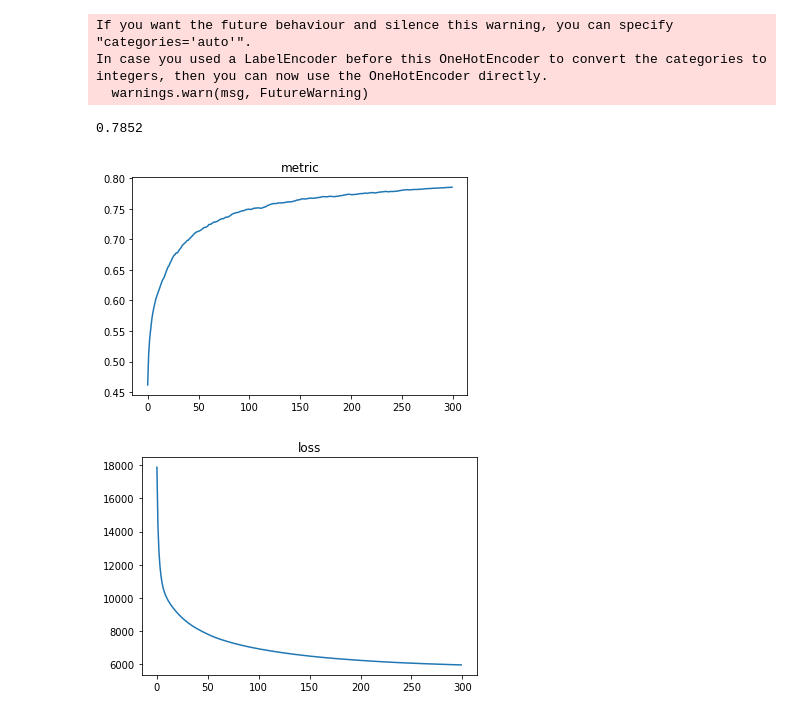
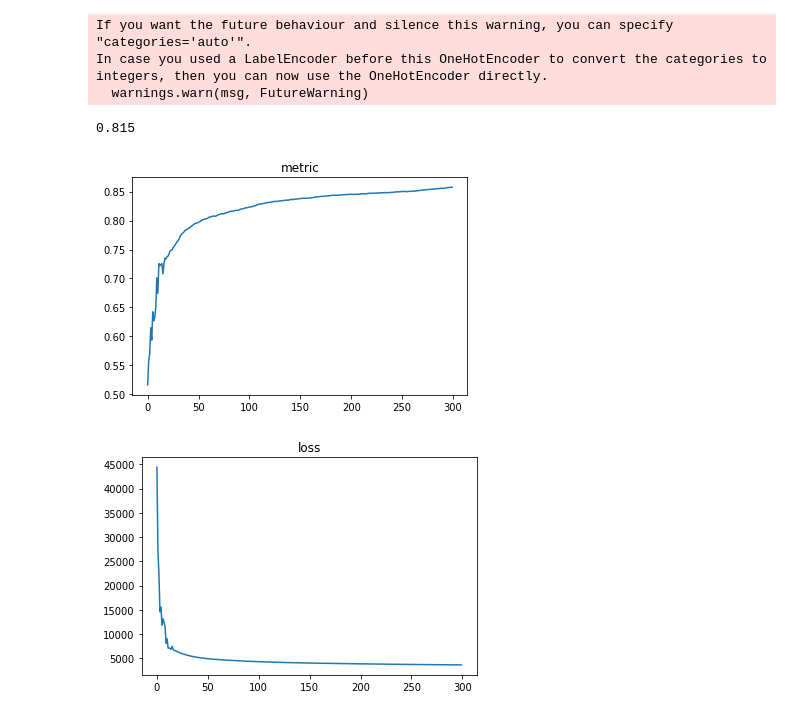
Before and after one commit to peter-pogorelov/spbsu-mlclass, a Jupyter notebook: ml-04.ipynb, the cells around one changed output. Cells and saved outputs as stored; diff of their text form; code cells hidden in the pictures.

```diff
--- a/ml-04.ipynb
+++ b/ml-04.ipynb
@@ -275,27 +407,26 @@ X, y = make_classification(n_classes=5, n_clusters_per_class=2, n_informative=10
 # %%
-nn = NeuralNet(epochs=300, batch_size=512, lr_decay_rate=5e-3, lr=.5)#3000, 2, 3e-4, 100)
+nn = NeuralNet(epochs=300, batch_size=500, lr_decay_rate=2e-3, lr=.3)#3000, 2, 3e-4, 100)
 
-nn.add(Dense(ActivationTanh(), 32))
-nn.add(Dense(ActivationTanh(), 32))
-nn.add(CrossEntropy(5))
+nn.add(Dense(32))
+nn.add(SoftPlus())
+nn.add(Dense(5))
+nn.add(SoftMaxCrossEntropy())
 
-history = nn.fit(X, y.reshape(-1, 1))
-result = nn.predict(X)
+history = nn.fit(X_train, y_train.reshape(-1, 1))
+result = nn.predict(X_test)
+
+print(accuracy_score(result, y_test))
+
+plt.plot(history['metric'])
+plt.title('metric')
+plt.show()
+plt.plot(history['loss'])
+plt.title('loss')
+plt.show()
 # %% [output]
 If you want the future behaviour and silence this warning, you can specify "categories='auto'".
 In case you used a LabelEncoder before this OneHotEncoder to convert the categories to integers, then you can now use the OneHotEncoder directly.
   warnings.warn(msg, FutureWarning)
+0.815
+[figure, added]
+[figure, added]
-# %%
-accuracy_score(result, y)
-# %% [output]
-0.7852
-# %%
-plt.plot(history['metric'])
-plt.title('metric')
-plt.show()
-plt.plot(history['loss'])
-plt.title('loss')
-plt.show()
-# %% [output]
-[figure, removed]
-[figure, removed]
```
Also changed, not shown: parts of 23 cells of this notebook.
